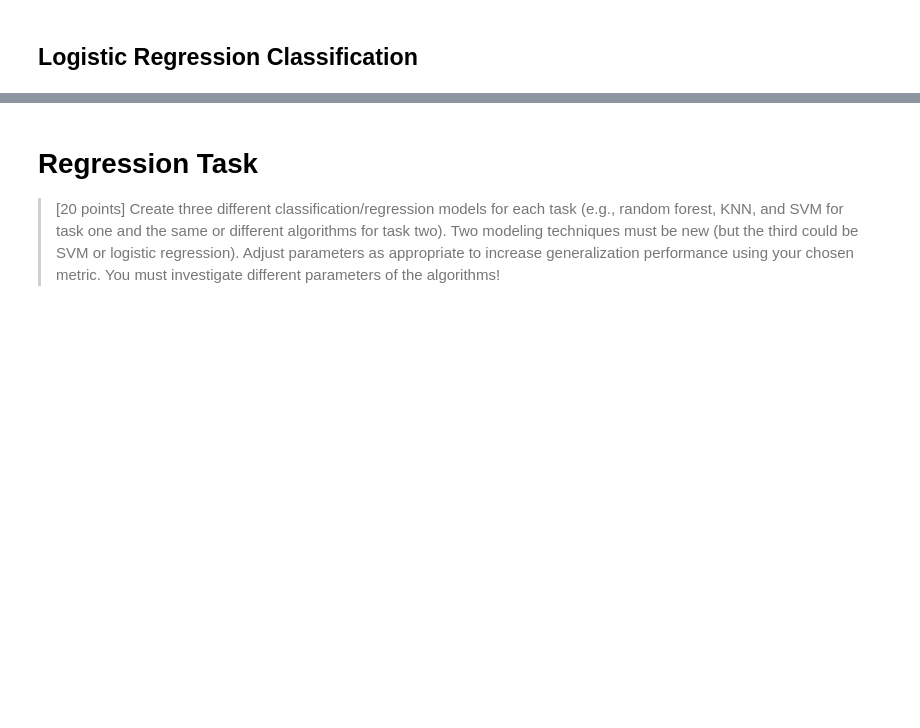
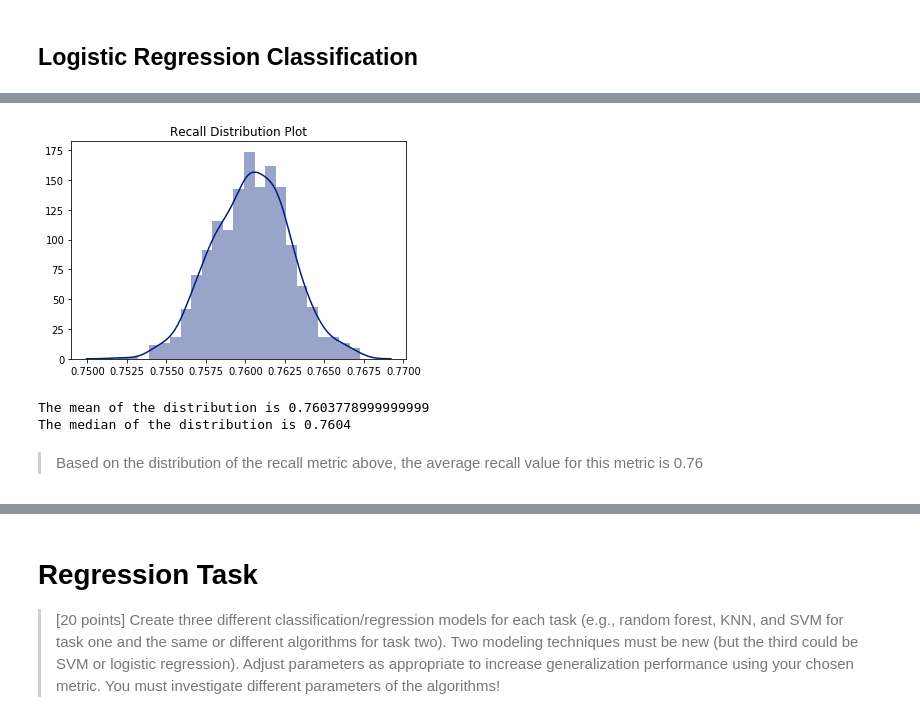
Before and after one commit to josteinstraume/classification-project2, a Jupyter notebook: notebooks/project2-report.ipynb, the cells around one changed output, grey strips where cells are left out. Cells and saved outputs as stored; diff of their text form; code cells hidden in the pictures; blank space fills up the shorter version.

```diff
--- a/notebooks/project2-report.ipynb
+++ b/notebooks/project2-report.ipynb
@@ -732,0 +889,7 @@ TypeError: only integer scalar arrays can be converted to a scalar index
+# %%
+#We set to the best regression configuration obtained
+LogregEstimator = LogregGridSearch.best_estimator_
+
+#Evaluate the regression estimator above using our pre-defined cross validation and scoring metrics.
+#EvaluateRegressionEstimator(regEstimator, X_r, y_r, cv_reg)
+EvaluateClassifierEstimator(LogregEstimator, X_c, y_c, cv_object)
@@ -732,0 +913,37 @@ TypeError: only integer scalar arrays can be converted to a scalar index
+# %%
+#Build a sampling distribution of the RECALL via bootstrap
+# - 1000 random samples with replacement
+# - Look at dist plot for the 1,000 predictions recall
+from sklearn.utils import resample
+import seaborn as sns
+
+# train on all of the data
+LogregEstimator.fit(X_c, y_c)
+
+recList = []  # an empty list for MAE
+sampleCt = len(y_c) # large same equal to validation set size, but w/ replacement!
+y_c_hatMin = 0
+y_c_hatMax = 0
+
+for i in range(1000): # 1000 samples
+    X_c_samp, y_samp = resample(X_c, y_c, replace=True, n_samples=sampleCt)
+    y_c_hat = LogregEstimator.predict(X_c_samp)
+    #acc = mt.accuracy_score(y_c_test,y_c_hat)
+    rec = mt.accuracy_score(y_samp,y_c_hat)
+    #mae = mean_absolute_error(y_c, y_c_hat)
+    recList.append(rec)
+    y_hatMin = np.minimum(y_c_hat.min(), y_c_hatMin)
+    y_hatMax = np.maximum(y_c_hat.max(), y_c_hatMax)
+
+#Print distributions for MAE
+sns.distplot(recList).set_title("Recall Distribution Plot")
+plt.show()
+
+print("The mean of the distribution is {mean}".format(mean=np.mean(recList)))
+print("The median of the distribution is {median}".format(median=np.median(recList)))
+# %% [output]
+[figure, added]
+The mean of the distribution is 0.7603778999999999
+The median of the distribution is 0.7604
+# %% [markdown]
+> Based on the distribution of the recall metric above, the average recall value for this metric is 0.76
```
Also changed, not shown: parts of 14 cells of this notebook.
